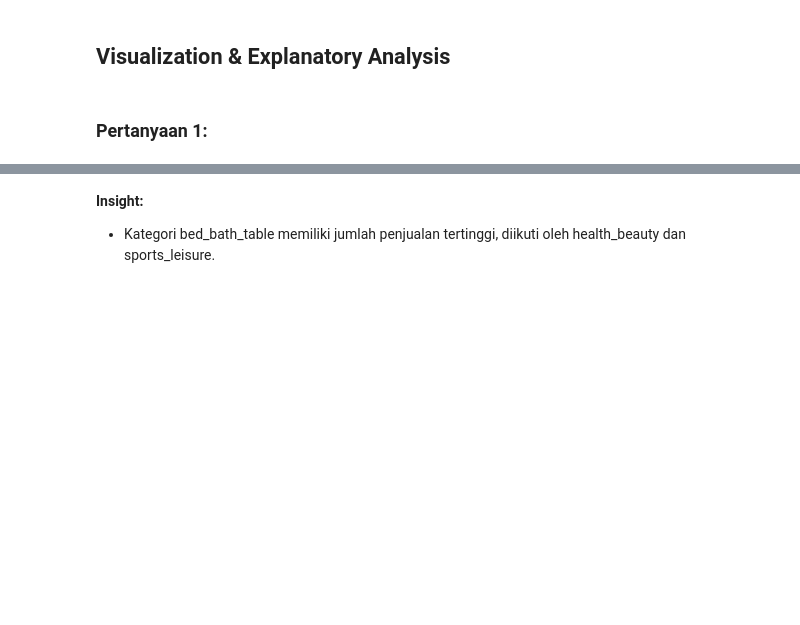
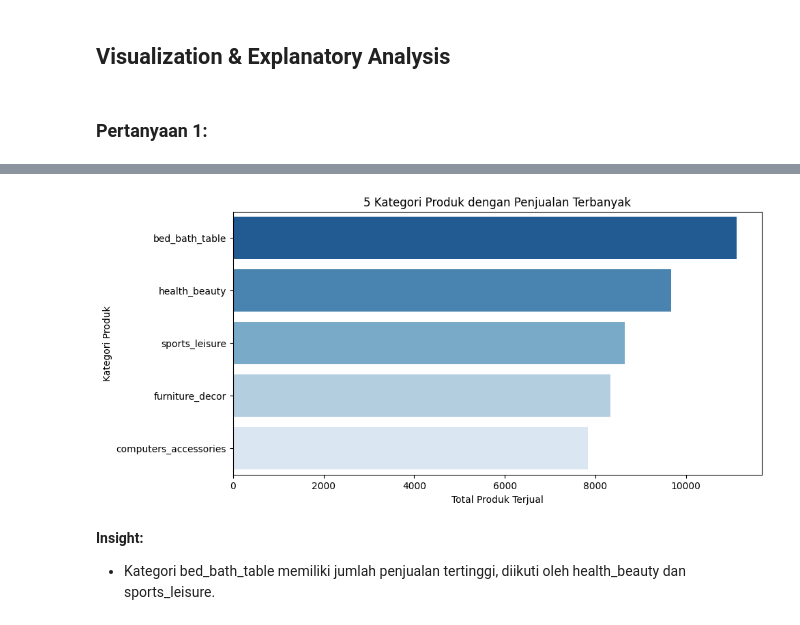
Before and after one commit to Amrasykr/dashboard_e-commerce, a Jupyter notebook: notebook.ipynb, the cells around one changed output, grey strips where cells are left out. Saved outputs shown, nothing was run; the diff lists cells and outputs as text; code cells hidden in the pictures; blank space fills up the shorter version.

```diff
--- a/notebook.ipynb
+++ b/notebook.ipynb
@@ -99,12 +246,16 @@ products_df.isna().sum()
 # %%
-products_df['product_category_name'].fillna("unknown", inplace=True)
+# Mengisi nilai NaN pada kolom 'product_category_name' dengan "unknown"
+products_df = products_df.assign(product_category_name=products_df['product_category_name'].fillna("unknown"))
 
+# Daftar kolom numerik yang akan diisi dengan median
 num_cols = ['product_name_lenght', 'product_description_lenght',
             'product_photos_qty', 'product_weight_g',
             'product_length_cm', 'product_height_cm', 'product_width_cm']
 
+# Mengisi nilai NaN dengan median dari masing-masing kolom
 for col in num_cols:
     median_value = products_df[col].median()
-    products_df[col].fillna(median_value, inplace=True)
+    products_df.loc[:, col] = products_df[col].fillna(median_value)
 
+# Menampilkan jumlah nilai NaN setelah pengisian
 print(products_df.isna().sum())
@@ -201,16 +451,20 @@ Bagaimana distribusi penjualan berdasarkan kategori produk?
 # %%
 # Plot jumlah penjualan per kategori
 plt.figure(figsize=(10, 5))
 sns.barplot(
     data=category_sales.head(5),
     x="total_sales",
     y="product_category_name_english",
-    palette="Blues_r"
+    hue="product_category_name_english",
+    palette="Blues_r",
+    legend=False
 )
 plt.xlabel("Total Produk Terjual")
 plt.ylabel("Kategori Produk")
 plt.title("5 Kategori Produk dengan Penjualan Terbanyak")
 plt.show()
+# %% [output]
+[figure, added]
 # %% [markdown]
 **Insight:**
 - Kategori bed_bath_table memiliki jumlah penjualan tertinggi, diikuti oleh health_beauty dan sports_leisure.
```
Also changed, not shown: parts of 32 cells of this notebook, 13 other files.
